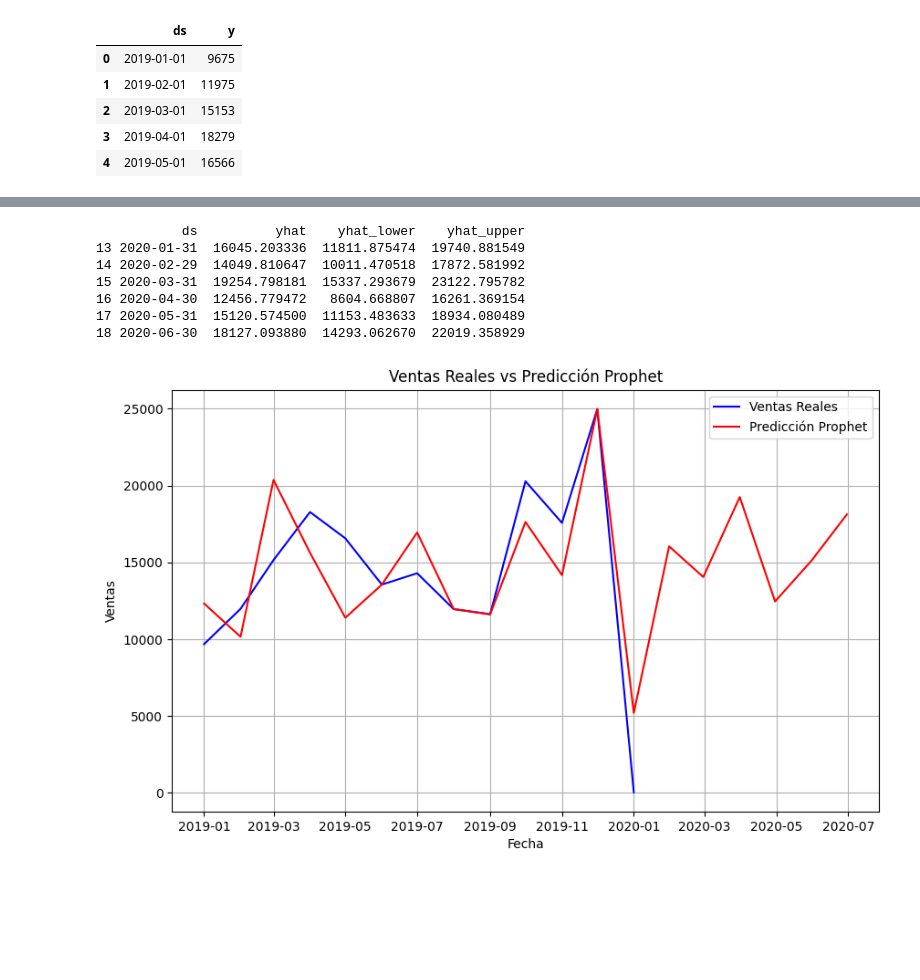
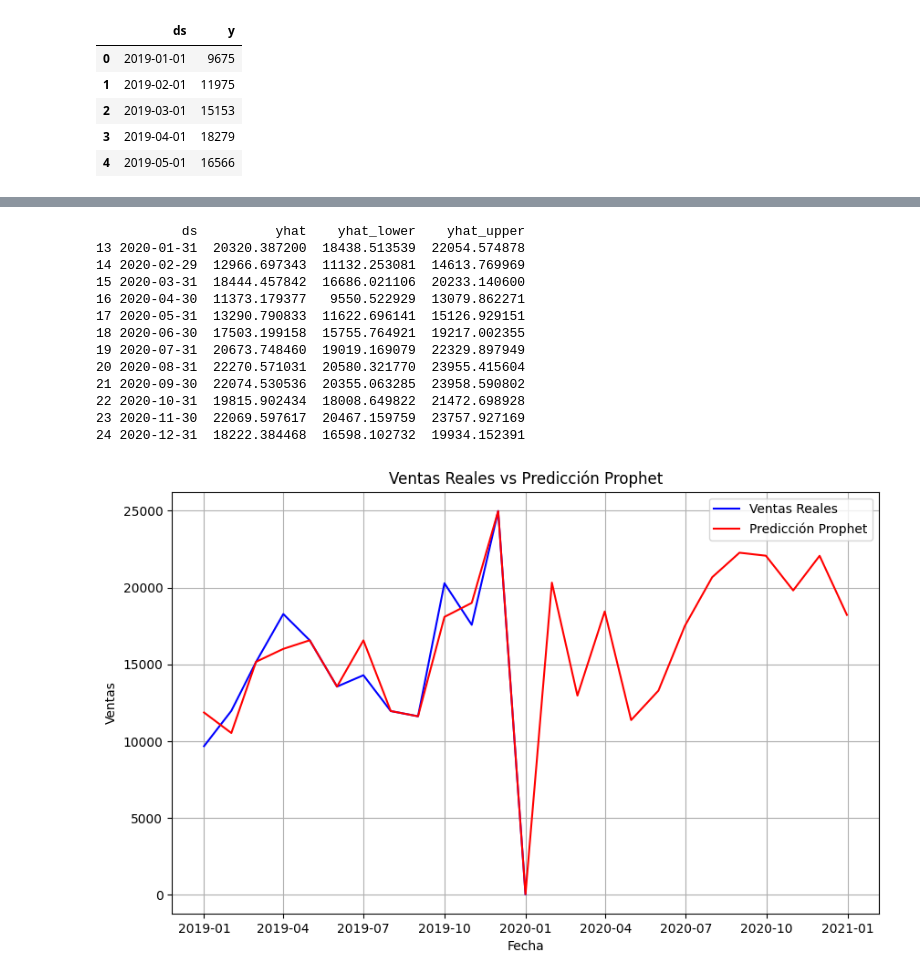
Before and after one commit to diegoGam1/Analisis_exploratorio_ventas, a Jupyter notebook: src/Analisis.ipynb, the cells around one changed output, grey strips where cells are left out. Cells and saved outputs as stored; diff of their text form; code cells hidden in the pictures; blank space fills up the shorter version.

Commit message:
Evaluacion del modelo predictivo

```diff
--- a/src/Analisis.ipynb
+++ b/src/Analisis.ipynb
@@ -511,14 +512,14 @@ plt.show()
 from prophet import Prophet
 
 # agrupamos el df por fecha y le agregamos el total de ventas
-df_grouped = df.groupby(df["Order Date"].dt.to_period("M")).size().reset_index(name="Sales") #acá se creó una serie temporal de ventas mensuales
+df_grouped_real = df.groupby(df["Order Date"].dt.to_period("M")).size().reset_index(name="Sales") #acá se creó una serie temporal de ventas mensuales
 
-df_grouped["Order Date"] = df_grouped["Order Date"].dt.to_timestamp() # convierte el periodo a datetime
+df_grouped_real["Order Date"] = df_grouped_real["Order Date"].dt.to_timestamp() # convierte el periodo a datetime
 
 # renombramos las columnas para el modelo
-df_grouped = df_grouped.rename(columns = {"Order Date" : "ds", "Sales" : "y"})
+df_grouped_real = df_grouped_real.rename(columns = {"Order Date" : "ds", "Sales" : "y"})
 
-df_grouped.head() # vemos el dataframe
+df_grouped_real.head() # vemos el dataframe
 # %% [output]
 |  | ds | y |
 | 0 | 2019-01-01 | 9675 |
@@ -535,7 +536,7 @@ df_fechas_especiales = pd.DataFrame({
     "holiday": ["Navidad", "Black Friday"],
     "ds" : pd.to_datetime(["2019-12-01", "2019-11-29"]), # la fecha de navidad es el 1 de diciembre ya que las ventas de navidad empiezan a subir desde el primer día de diciembre y el black friday es el 29 de noviembre
     "lower_window":[0, 0,],  # define cuantos dias antes de la fecha especial inicia el impacto de ventas, en este caso es el mismo día
-    "upper_window":[30, 0]   # define cuantos dias despues de la fecha especial termina el impacto de ventas, en este caso es 24 días despues de navidad y el mismo dia para black friday
+    "upper_window":[31, 0]   # define cuantos dias despues de la fecha especial termina el impacto de ventas, en este caso es 24 días despues de navidad y el mismo dia para black friday
 })
 
 df_fechas_especiales.head() # vemos el dataframe
@@ -550,10 +551,10 @@ model = Prophet(holidays=df_fechas_especiales, weekly_seasonality=True, daily_se
 # weeklky_seasonality captura la estacionalidad semanal
 # daily_seasonality captura la estacionalidad diaria
 
-model.add_seasonality(name="monthly", period= 30.5, fourier_order=2) # agregamos una estacionalidad mensual
+model.add_seasonality(name="monthly", period= 30.5, fourier_order=1) # agregamos una estacionalidad mensual
 # estacionalidad mensual, le asignamos un periodo de 30.5 días, que es el promedio de días en un mes, y un fourier_order de 2, fue el valor que mejor se adecuó al modelo. Fourier_order controla qué tan detalladamente el modelo aprende los patrones repetitivos
 # Con numero alto de fourier_order el modelo puede aprender ruido, y con un número bajo puede ser muy basico y perder detalles importantes
 
 # ajustamos el modelo a los datos
-model.fit(df_grouped)
+model.fit(df_grouped_real)
 # %% [output]
@@ -562,49 +563,55 @@ model.fit(df_grouped)
 <prophet.forecaster.Prophet at 0x...>
 # %%
 # creaos un dataframe con las fechas futuras
-futuro = model.make_future_dataframe(periods=6, freq="ME")  # Esto crea un dataframe con las fechas futuras, en este caso 6 meses
+futuro = model.make_future_dataframe(periods=12, freq="ME")  # Esto crea un dataframe con las fechas futuras, en este caso 6 meses
 
 #hacemos la prediccion
 prediccion = model.predict(futuro)
 
 # imprimimos la prediccíon para los proximos 12 meses
-print(prediccion[["ds", "yhat", "yhat_lower", "yhat_upper"]].tail(6)) # yhat es la predicción(venta esperada), yhat_lower es el límite inferior(venta minima esperada) y yhat_upper es el límite superior (venta maxima esperada)
+print(prediccion[["ds", "yhat", "yhat_lower", "yhat_upper"]].tail(12)) # yhat es la predicción(venta esperada), yhat_lower es el límite inferior(venta minima esperada) y yhat_upper es el límite superior (venta maxima esperada)
 # %% [output]
            ds          yhat    yhat_lower    yhat_upper
-13 2020-01-31  16045.203336  11811.875474  19740.881549
-14 2020-02-29  14049.810647  10011.470518  17872.581992
-15 2020-03-31  19254.798181  15337.293679  23122.795782
-16 2020-04-30  12456.779472   8604.668807  16261.369154
-17 2020-05-31  15120.574500  11153.483633  18934.080489
-18 2020-06-30  18127.093880  14293.062670  22019.358929
+13 2020-01-31  20320.387200  18438.513539  22054.574878
+14 2020-02-29  12966.697343  11132.253081  14613.769969
+15 2020-03-31  18444.457842  16686.021106  20233.140600
+16 2020-04-30  11373.179377   9550.522929  13079.862271
+17 2020-05-31  13290.790833  11622.696141  15126.929151
+18 2020-06-30  17503.199158  15755.764921  19217.002355
+19 2020-07-31  20673.748460  19019.169079  22329.897949
+20 2020-08-31  22270.571031  20580.321770  23955.415604
+21 2020-09-30  22074.530536  20355.063285  23958.590802
+22 2020-10-31  19815.902434  18008.649822  21472.698928
+23 2020-11-30  22069.597617  20467.159759  23757.927169
+24 2020-12-31  18222.384468  16598.102732  19934.152391
 # %%
 # graficamos las predicciones
 plt.figure(figsize=(10, 6))
 
 #datos reales (ventas)
 sns.lineplot(
-    x=df_grouped['ds'],
-    y=df_grouped['y'],
+    x=df_grouped_real['ds'],
+    y=df_grouped_real['y'],
     label='Ventas Reales',
     color='blue'
 )
 
 #  predicciones del modelo prophet
 sns.lineplot(
     x=prediccion['ds'],
     y=prediccion['yhat'],
     label='Predicción Prophet',
     color='red'
 )
 
 # titulos y etiquetas
 plt.title('Ventas Reales vs Predicción Prophet')
 plt.xlabel('Fecha')
 plt.ylabel('Ventas')
 plt.legend()
 
 # Mostrar el grafico
 plt.grid()
 plt.show()
 # %% [output]
-[figure, old version]
+[figure, new version]
```
Also changed, not shown: parts of 7 cells of this notebook, 1 other file.
